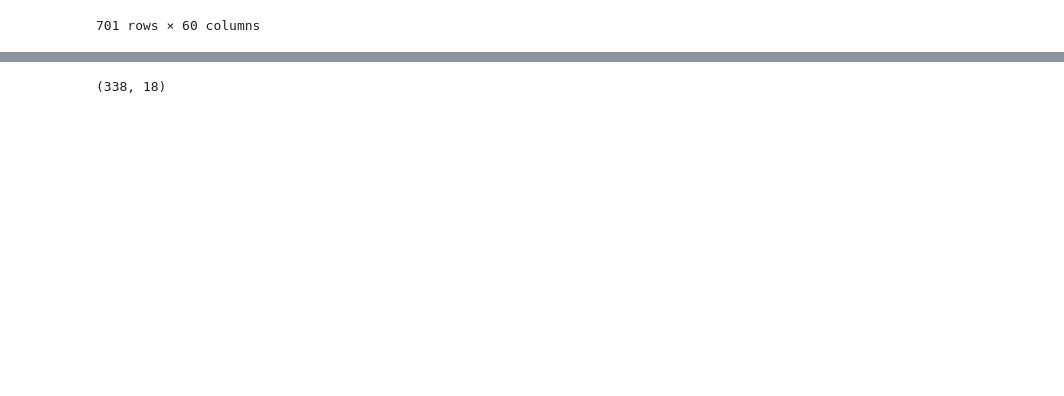
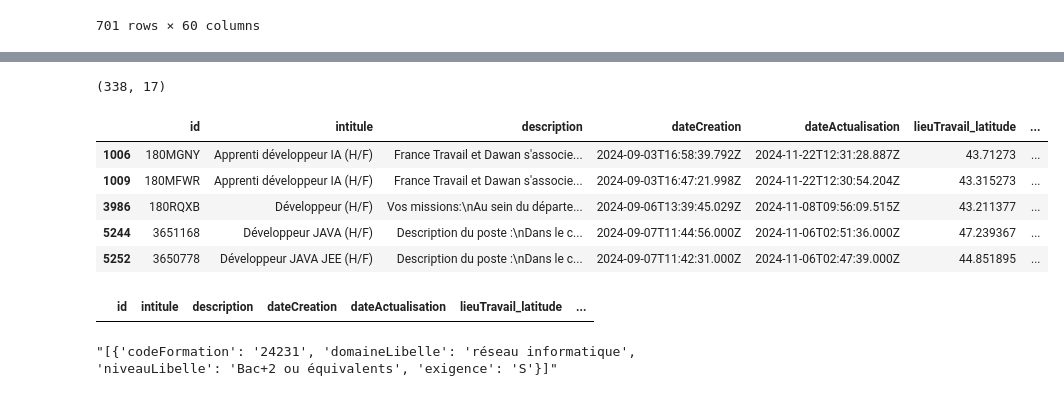
Before and after one commit to Shutoki/Brief_11, a Jupyter notebook: test.ipynb, the cells around one changed output, grey strips where cells are left out. Saved outputs shown, nothing was run; the diff lists cells and outputs as text; code cells hidden in the pictures; blank space fills up the shorter version.

```diff
--- a/test.ipynb
+++ b/test.ipynb
@@ -49,13 +49,13 @@ test
 | 456587 | 183SYNR | Développeur Microsoft DotNet/Main... | Profil et prérequis \n\n- Vous êt... | 2024-11-06T11:04:50.933Z | 2024-11-07T09:22:02.638Z | 94 - CHARENTON LE PONT | ... |
 1435 rows × 60 columns
 # %%
-test2 = test.loc[test['romeLibelle'].str.contains('dév')]
-test3= test.loc[test['romeLibelle'].str.contains('Dév')]
-test4 = test.loc[test['romeLibelle'].str.contains('data')]
-test5 = test.loc[test['romeLibelle'].str.contains('Data')]
+# test2 = test.loc[test['romeLibelle'].str.contains('dév')]
+# test3= test.loc[test['romeLibelle'].str.contains('Dév')]
+# test4 = test.loc[test['romeLibelle'].str.contains('data')]
+# test5 = test.loc[test['romeLibelle'].str.contains('Data')]
 
-combined_df = pd.concat([test2, test3, test4, test5])
-combined_df
+# combined_df = pd.concat([test2, test3, test4, test5])
+# combined_df
 # %% [output]
 |  | id | intitule | description | dateCreation | dateActualisation | lieuTravail_libelle | ... |
 | 1006 | 180MGNY | Apprenti développeur IA (H/F) | France Travail et Dawan s'associe... | 2024-09-03T16:58:39.792Z | 2024-11-22T12:31:28.887Z | 06 - NICE | ... |
@@ -71,4 +71,4 @@ combined_df
 | 456587 | 183SYNR | Développeur Microsoft DotNet/Main... | Profil et prérequis \n\n- Vous êt... | 2024-11-06T11:04:50.933Z | 2024-11-07T09:22:02.638Z | 94 - CHARENTON LE PONT | ... |
 701 rows × 60 columns
 # %%
-combined_df = combined_df.drop_duplicates(subset=['id'])
+# combined_df = combined_df.drop_duplicates(subset=['id'])
@@ -93,8 +93,26 @@ new_df = pd.concat([combined_df['id'],combined_df['intitule'],combined_df['descr
 # %%
 new_df.shape
 # %% [output]
-(338, 18)
+(338, 17)
 # %%
 new_df.fillna(value= 'Non Renseigné', inplace=True)
 # %%
 new_df.to_csv('france_travail_clean.csv', index=False)
+# %%
+new_df.head(5)
+# %% [output]
+|  | id | intitule | description | dateCreation | dateActualisation | lieuTravail_latitude | ... |
+| 1006 | 180MGNY | Apprenti développeur IA (H/F) | France Travail et Dawan s'associe... | 2024-09-03T16:58:39.792Z | 2024-11-22T12:31:28.887Z | 43.71273 | ... |
+| 1009 | 180MFWR | Apprenti développeur IA (H/F) | France Travail et Dawan s'associe... | 2024-09-03T16:47:21.998Z | 2024-11-22T12:30:54.204Z | 43.315273 | ... |
+| 3986 | 180RQXB | Développeur (H/F) | Vos missions:\nAu sein du départe... | 2024-09-06T13:39:45.029Z | 2024-11-08T09:56:09.515Z | 43.211377 | ... |
+| 5244 | 3651168 | Développeur JAVA (H/F) | Description du poste :\nDans le c... | 2024-09-07T11:44:56.000Z | 2024-11-06T02:51:36.000Z | 47.239367 | ... |
+| 5252 | 3650778 | Développeur JAVA JEE (H/F) | Description du poste :\nDans le c... | 2024-09-07T11:42:31.000Z | 2024-11-06T02:47:39.000Z | 44.851895 | ... |
+# %%
+test1 = new_df[(new_df['experienceExige'] == 'E') & (new_df['alternance'] == True)]
+test1
+# %% [output]
+|  | id | intitule | description | dateCreation | dateActualisation | lieuTravail_latitude | ... |
+# %%
+new_df['formations'].iloc[2]
+# %% [output]
+"[{'codeFormation': '24231', 'domaineLibelle': 'réseau informatique', 'niveauLibelle': 'Bac+2 ou équivalents', 'exigence': 'S'}]"
```
Also changed, not shown: parts of 4 cells of this notebook, 20 other files.
